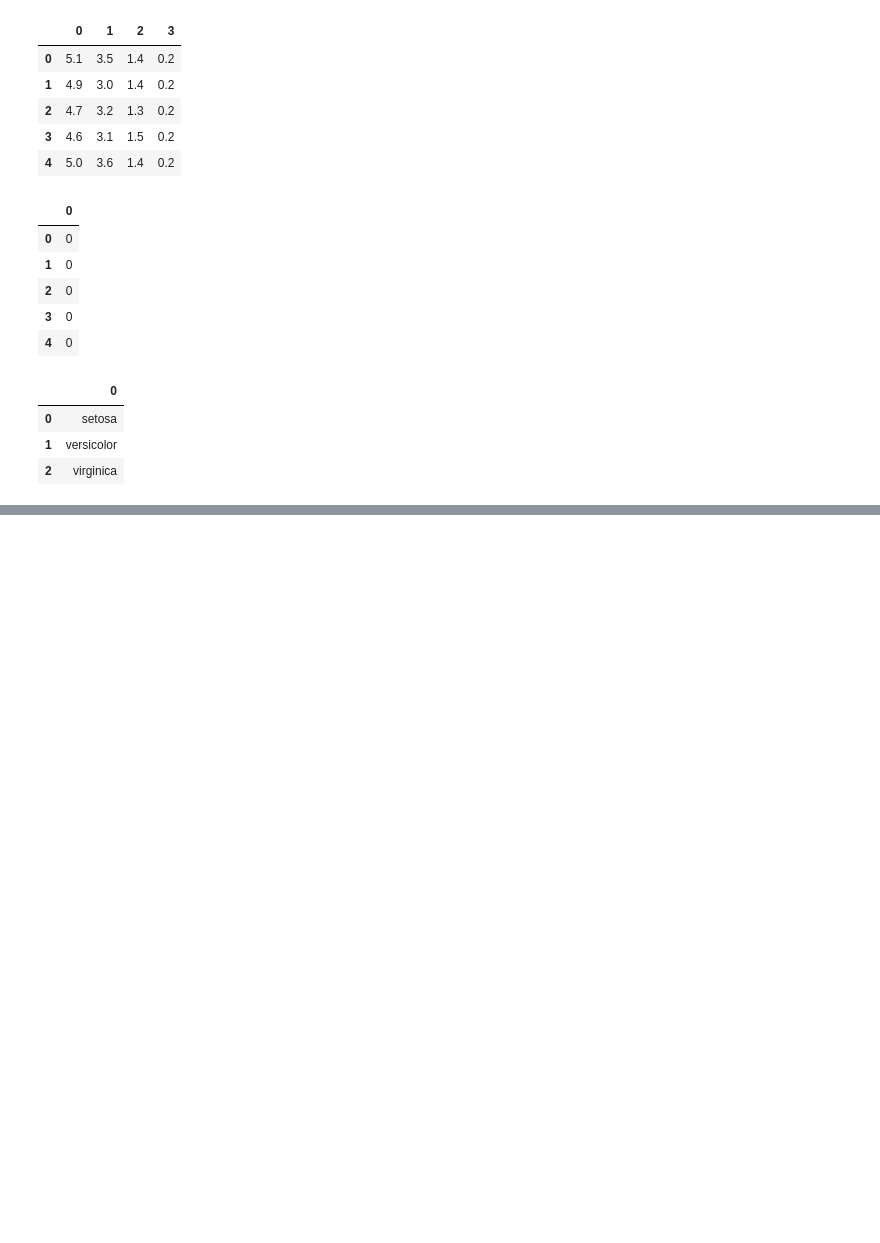
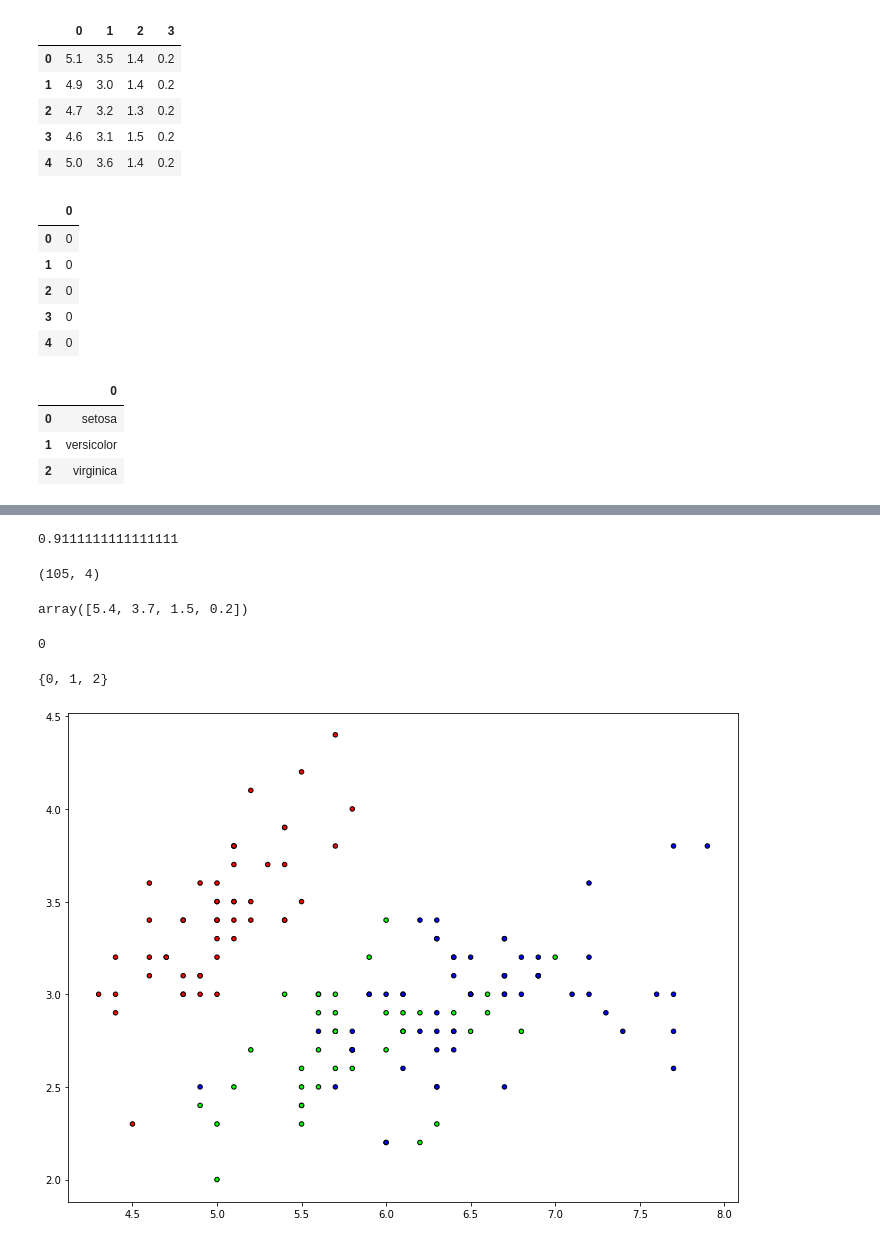
Before and after one commit to abdolazizsalimi/scratch_machinelearning, a Jupyter notebook: KNN-Main.ipynb, the cells around one changed output, grey strips where cells are left out. Saved outputs shown, nothing was run; the diff lists cells and outputs as text; code cells hidden in the pictures; blank space fills up the shorter version.

```diff
--- a/KNN-Main.ipynb
+++ b/KNN-Main.ipynb
@@ -51,0 +64,27 @@ y_predict = model.predict(X_test)
+# %%
+acc = np.sum(y_predict == y_test) /len(y_test)
+acc
+# %% [output]
+0.9111111111111111
+# %%
+X_train.shape
+# %% [output]
+(105, 4)
+# %%
+X_train[0]
+# %% [output]
+array([5.4, 3.7, 1.5, 0.2])
+# %%
+y_train[0]
+# %% [output]
+0
+# %%
+set(y_train)
+# %% [output]
+{0, 1, 2}
+# %%
+plt.figure(figsize=(12,9))
+plt.scatter(X[:,0] , X[:,1] , c = y , cmap=cmap , edgecolors='k' ,s=20)
+plt.show()
+# %% [output]
+[figure, added]
```
Also changed, not shown: parts of 8 cells of this notebook, 1 other file.
